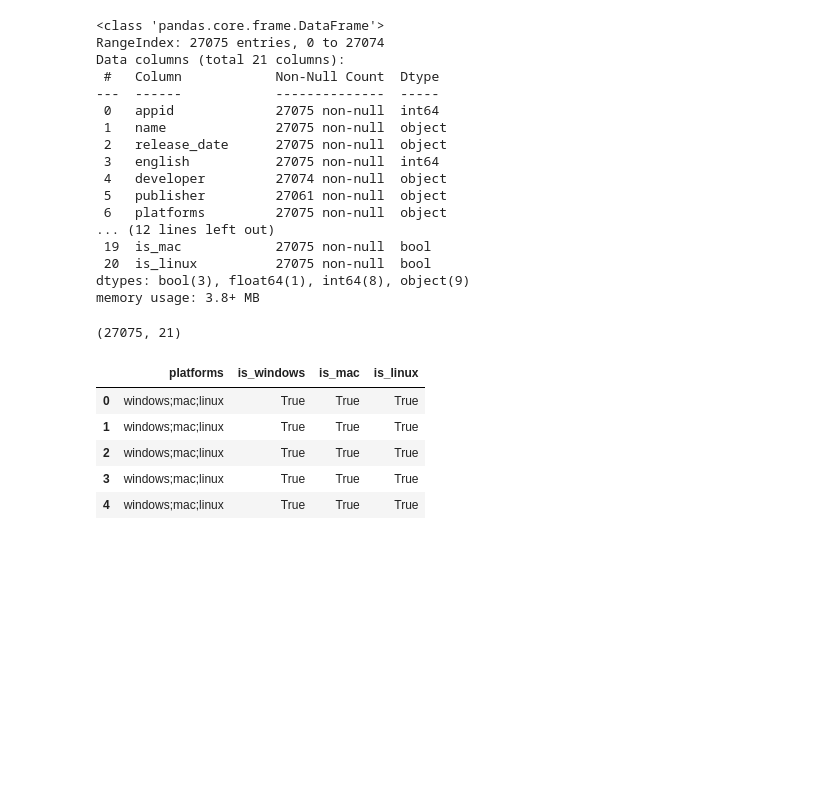
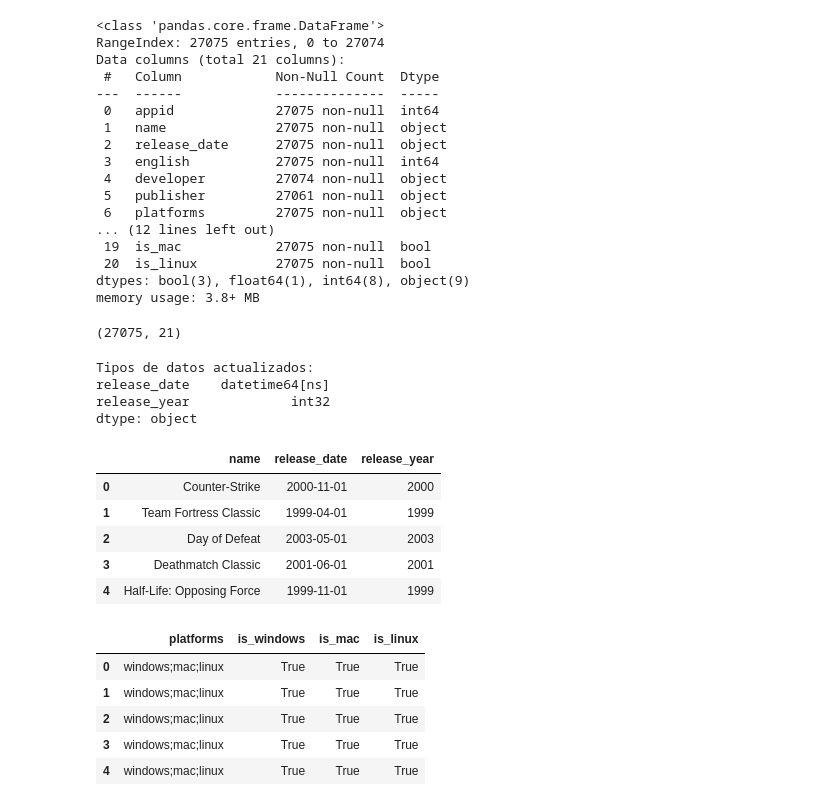
Before and after one commit to josvalverde/MineriaDatos-Proyecto, a Jupyter notebook: MineriaSteam.ipynb, the cells around one changed output. Cells and saved outputs as stored; diff of their text form; code cells hidden in the pictures; blank space fills up the shorter version.

```diff
--- a/MineriaSteam.ipynb
+++ b/MineriaSteam.ipynb
@@ -57,6 +57,28 @@ memory usage: 3.8+ MB
 df.shape
 # %% [output]
 (27075, 21)
+# %%
+# Transformar la columna de texto a formato fecha (datetime)
+df_limpio['release_date'] = pd.to_datetime(df_limpio['release_date'])
+
+# Derivar una nueva columna numérica solo con el año de lanzamiento
+df_limpio['release_year'] = df_limpio['release_date'].dt.year
+
+# Comprobar el cambio y mostrar las primeras filas
+print("Tipos de datos actualizados:")
+print(df_limpio[['release_date', 'release_year']].dtypes)
+display(df_limpio[['name', 'release_date', 'release_year']].head())
+# %% [output]
+Tipos de datos actualizados:
+release_date    datetime64[ns]
+release_year             int32
+dtype: object
+|  | name | release_date | release_year |
+| 0 | Counter-Strike | 2000-11-01 | 2000 |
+| 1 | Team Fortress Classic | 1999-04-01 | 1999 |
+| 2 | Day of Defeat | 2003-05-01 | 2003 |
+| 3 | Deathmatch Classic | 2001-06-01 | 2001 |
+| 4 | Half-Life: Opposing Force | 1999-11-01 | 1999 |
 # %%
 # Separar columna "platforms"
 df['is_windows'] = df['platforms'].str.contains('windows', case=False)
```
Also changed, not shown: parts of 4 cells of this notebook.
